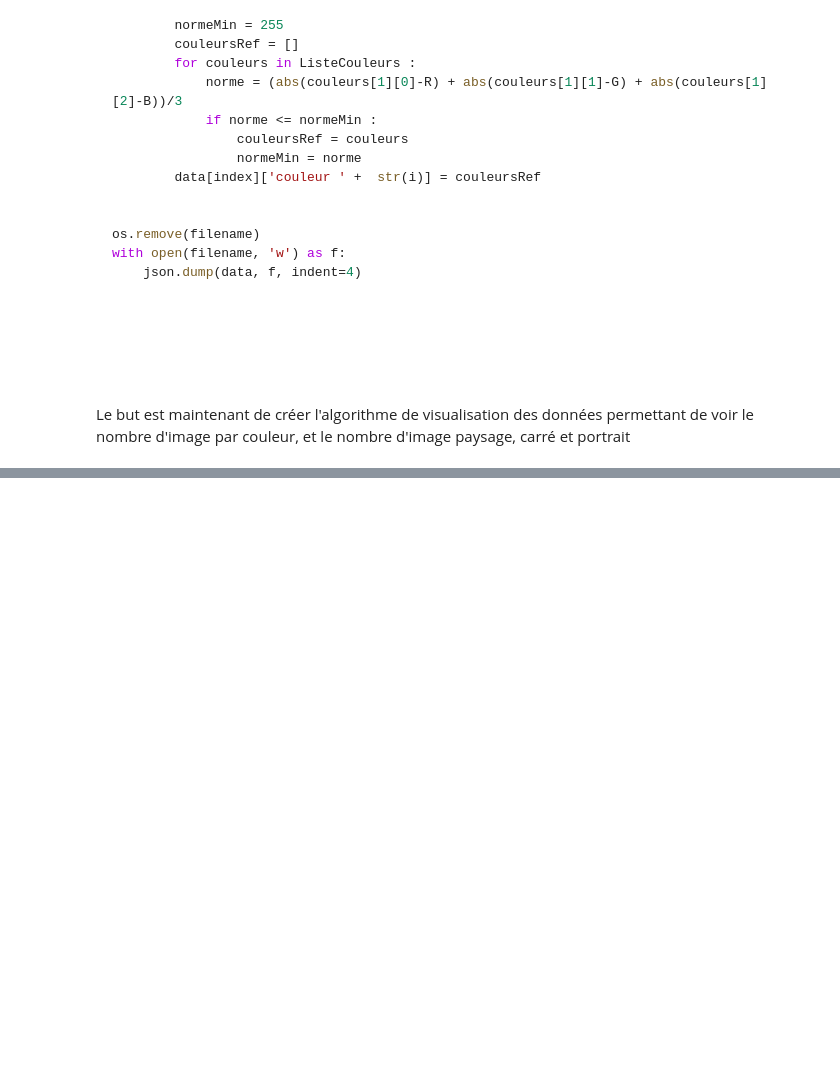
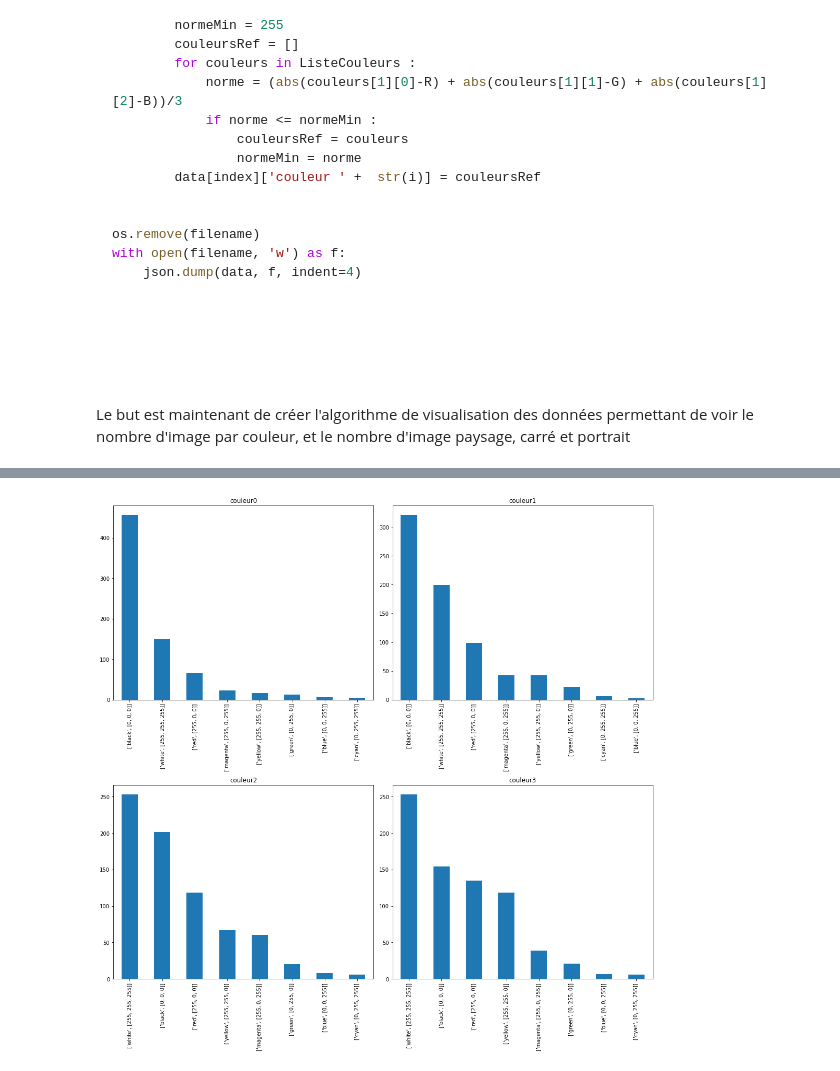
Before and after one commit to theo-pannethier/DataMiningProjet, a Jupyter notebook: main.ipynb, the cells around one changed output, grey strips where cells are left out. Drawn from its saved outputs; the diff is of its cells as text; code cells hidden in the pictures; blank space fills up the shorter version.

```diff
--- a/main.ipynb
+++ b/main.ipynb
@@ -316,9 +357,17 @@ vx = countName.plot.bar(rot=90,subplots=True)
 # %%
-fig, axes = plot.subplots(nrows=2, ncols=2, figsize=(20,20))
-#Creation of subplots
+fig, axes = plot.subplots(nrows=2, ncols=2, figsize=(15,15))
+#Creation des subplots
 
-couleur0.plot(kind='bar',title=group, ax=axes[0,0])
-couleur1.plot(kind='bar',title=group, ax=axes[0,1])
-couleur2.plot(kind='bar',title=group, ax=axes[1,0])
-couleur3.plot(kind='bar',title=group, ax=axes[1,1])
+
+
+
+barlist0 = couleur0.plot(kind='bar',title="couleur0", ax=axes[0,0])
+barlist1 =couleur1.plot(kind='bar',title="couleur1", ax=axes[0,1])
+barlist2 = couleur2.plot(kind='bar',title="couleur2", ax=axes[1,0])
+barlist3 = couleur3.plot(kind='bar',title="couleur3", ax=axes[1,1])
+
+
+fig.tight_layout()
 plot.show()
+# %% [output]
+[figure, added]
```
Also changed, not shown: parts of 8 cells of this notebook.
